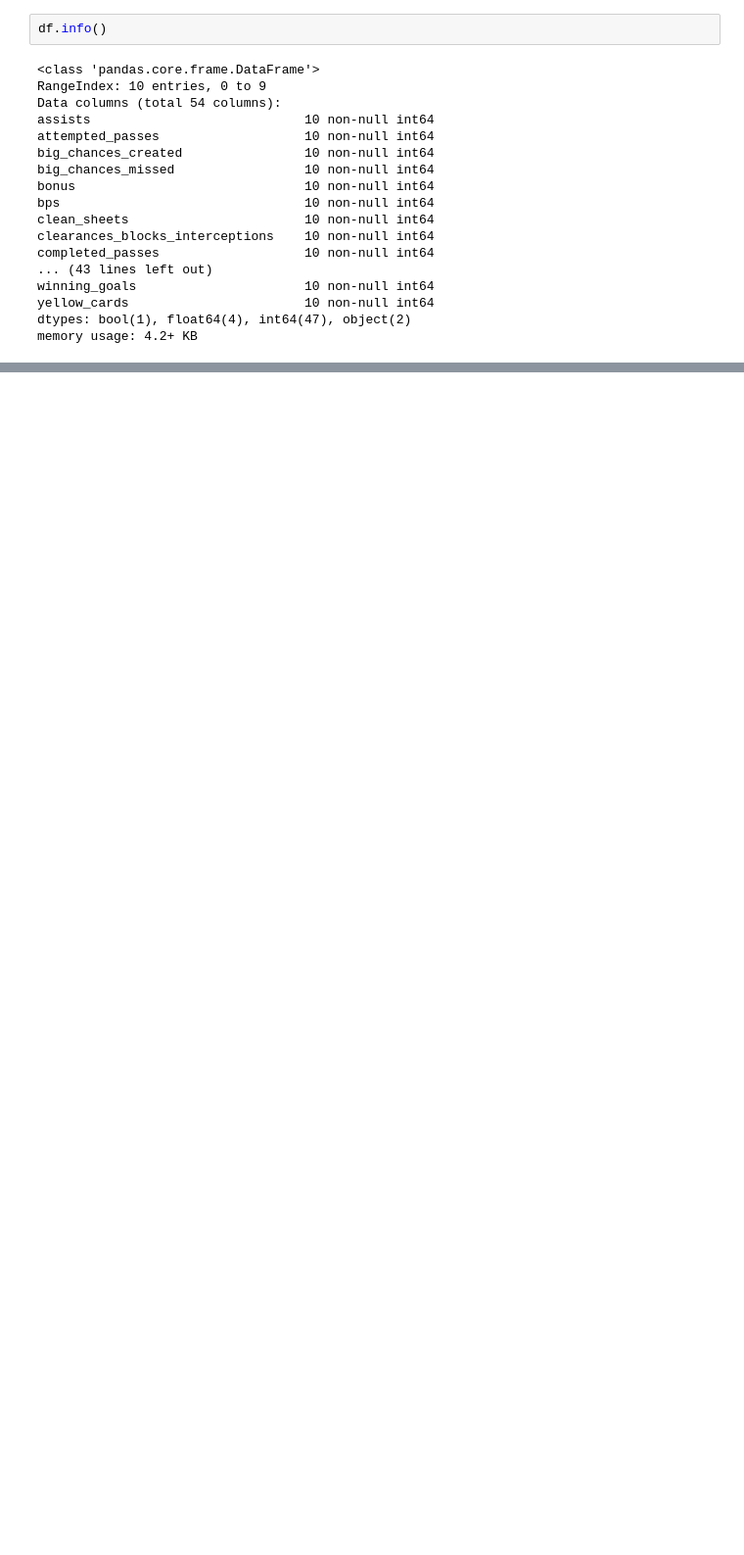
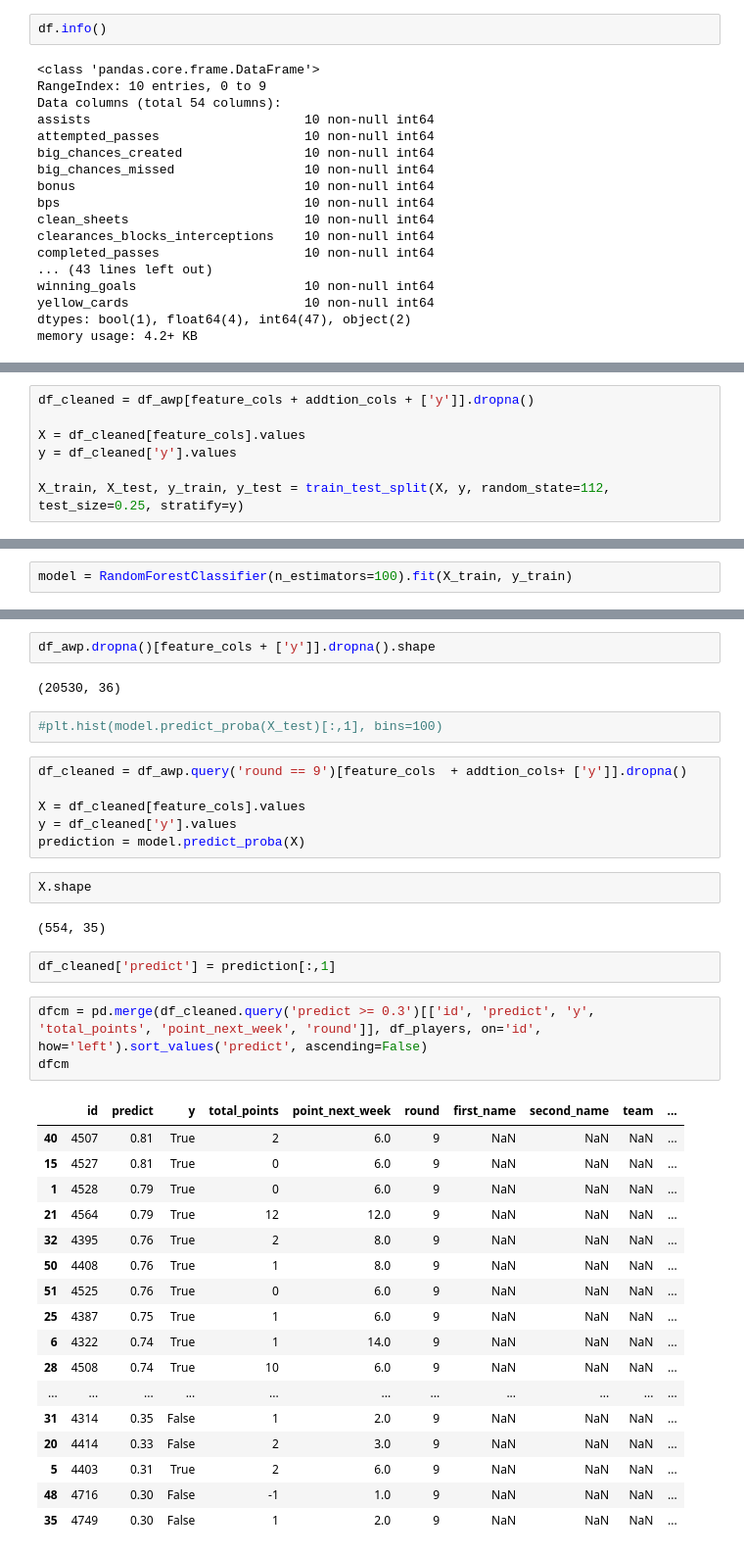
Before and after one commit to kittinan/Fantasy-Premier-League, a Jupyter notebook: dev.ipynb, the cells around one changed output, grey strips where cells are left out. Shown at 98% size. Cells and saved outputs as stored; diff of their text form; blank space fills up the shorter version.

```diff
--- a/dev.ipynb
+++ b/dev.ipynb
@@ -271,0 +375,7 @@ dfh[['value']]
+# %%
+df_cleaned = df_awp[feature_cols + addtion_cols + ['y']].dropna()
+
+X = df_cleaned[feature_cols].values
+y = df_cleaned['y'].values
+
+X_train, X_test, y_train, y_test = train_test_split(X, y, random_state=112, test_size=0.25, stratify=y)
@@ -271,0 +388,2 @@ dfh[['value']]
+# %%
+model = RandomForestClassifier(n_estimators=100).fit(X_train, y_train)
@@ -271,0 +416,39 @@ dfh[['value']]
+# %%
+df_awp.dropna()[feature_cols + ['y']].dropna().shape
+# %% [output]
+(20530, 36)
+# %%
+#plt.hist(model.predict_proba(X_test)[:,1], bins=100)
+# %%
+df_cleaned = df_awp.query('round == 9')[feature_cols  + addtion_cols+ ['y']].dropna()
+
+X = df_cleaned[feature_cols].values
+y = df_cleaned['y'].values
+prediction = model.predict_proba(X)
+# %%
+X.shape
+# %% [output]
+(554, 35)
+# %%
+df_cleaned['predict'] = prediction[:,1]
+# %%
+dfcm = pd.merge(df_cleaned.query('predict >= 0.3')[['id', 'predict', 'y', 'total_points', 'point_next_week', 'round']], df_players, on='id', how='left').sort_values('predict', ascending=False)
+dfcm
+# %% [output]
+|  | id | predict | y | total_points | point_next_week | round | first_name | second_name | team | ... |
+| 40 | 4507 | 0.81 | True | 2 | 6.0 | 9 | NaN | NaN | NaN | ... |
+| 15 | 4527 | 0.81 | True | 0 | 6.0 | 9 | NaN | NaN | NaN | ... |
+| 1 | 4528 | 0.79 | True | 0 | 6.0 | 9 | NaN | NaN | NaN | ... |
+| 21 | 4564 | 0.79 | True | 12 | 12.0 | 9 | NaN | NaN | NaN | ... |
+| 32 | 4395 | 0.76 | True | 2 | 8.0 | 9 | NaN | NaN | NaN | ... |
+| 50 | 4408 | 0.76 | True | 1 | 8.0 | 9 | NaN | NaN | NaN | ... |
+| 51 | 4525 | 0.76 | True | 0 | 6.0 | 9 | NaN | NaN | NaN | ... |
+| 25 | 4387 | 0.75 | True | 1 | 6.0 | 9 | NaN | NaN | NaN | ... |
+| 6 | 4322 | 0.74 | True | 1 | 14.0 | 9 | NaN | NaN | NaN | ... |
+| 28 | 4508 | 0.74 | True | 10 | 6.0 | 9 | NaN | NaN | NaN | ... |
+| ... | ... | ... | ... | ... | ... | ... | ... | ... | ... | ... |
+| 31 | 4314 | 0.35 | False | 1 | 2.0 | 9 | NaN | NaN | NaN | ... |
+| 20 | 4414 | 0.33 | False | 2 | 3.0 | 9 | NaN | NaN | NaN | ... |
+| 5 | 4403 | 0.31 | True | 2 | 6.0 | 9 | NaN | NaN | NaN | ... |
+| 48 | 4716 | 0.30 | False | -1 | 1.0 | 9 | NaN | NaN | NaN | ... |
+| 35 | 4749 | 0.30 | False | 1 | 2.0 | 9 | NaN | NaN | NaN | ... |
```
Also changed, not shown: parts of 47 cells of this notebook.
